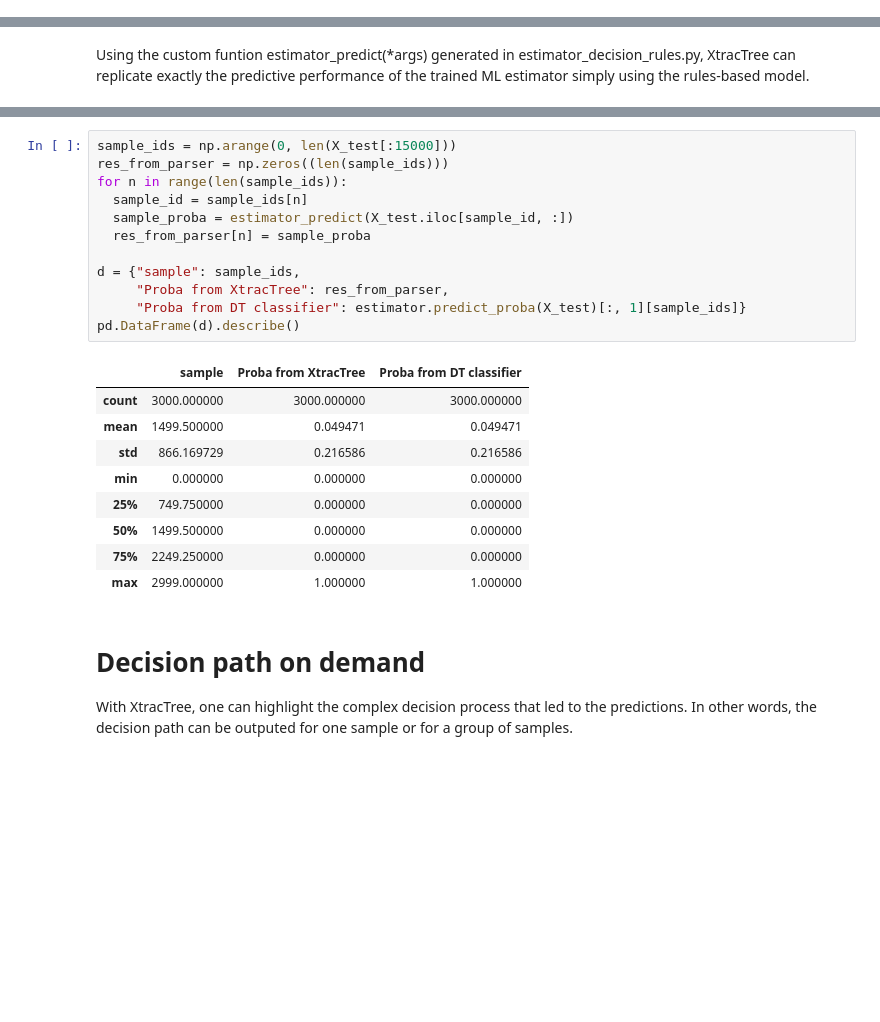
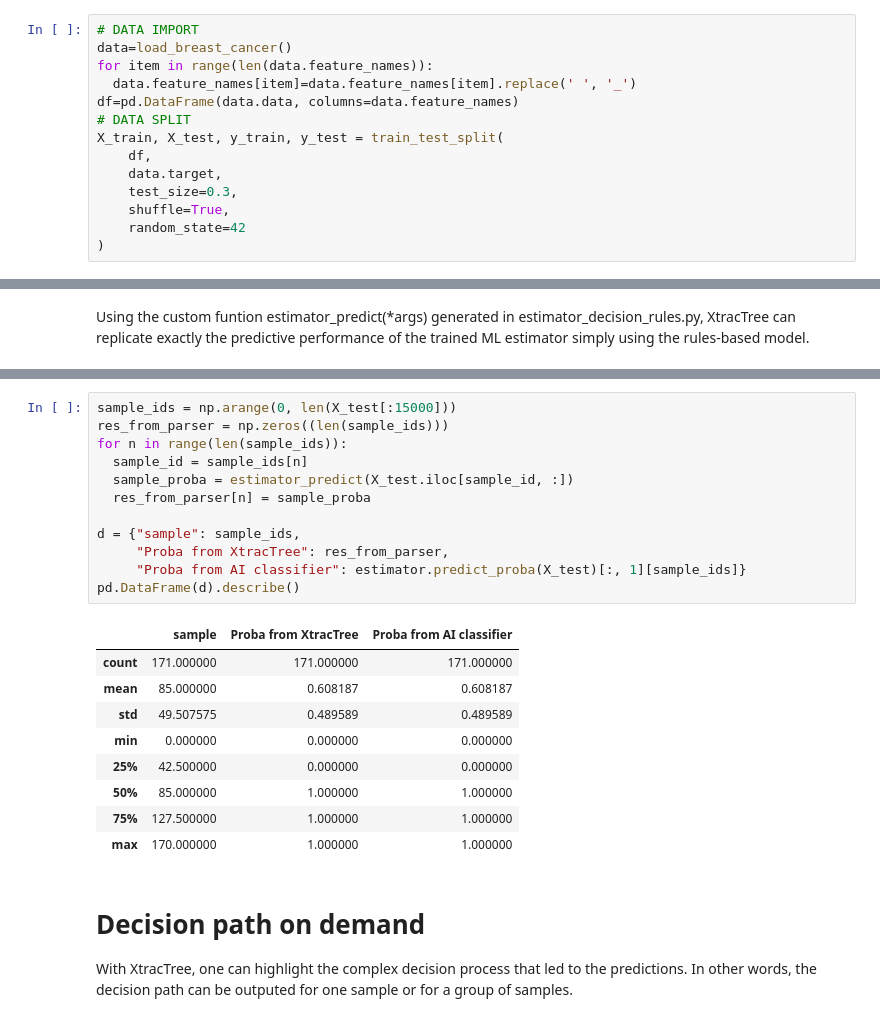
Before and after one commit to dagrate/xtractree, a Jupyter notebook: xtractree_demo.ipynb, the cells around one changed output, grey strips where cells are left out. Saved outputs shown, nothing was run; the diff lists cells and outputs as text; blank space fills up the shorter version.

```diff
--- a/xtractree_demo.ipynb
+++ b/xtractree_demo.ipynb
@@ -271,3 +530,17 @@ X_train, X_test, y_train, y_test = train_test_split(
+# %%
+# DATA IMPORT
+data=load_breast_cancer()
+for item in range(len(data.feature_names)):
+  data.feature_names[item]=data.feature_names[item].replace(' ', '_')
+df=pd.DataFrame(data.data, columns=data.feature_names)
+# DATA SPLIT
+X_train, X_test, y_train, y_test = train_test_split(
+    df,
+    data.target,
+    test_size=0.3,
+    shuffle=True,
+    random_state=42
+)
 # %% [markdown]
 # Estimator Definition
 in this demo, we illustrate XtracTree with a Decision Tree Classifier. By changing exp=1, one can test the notebook for a Random Forest Classifier.
@@ -363,25 +632,25 @@ pd.DataFrame(d)
 # %%
 sample_ids = np.arange(0, len(X_test[:15000]))
 res_from_parser = np.zeros((len(sample_ids)))
 for n in range(len(sample_ids)):
   sample_id = sample_ids[n]
   sample_proba = estimator_predict(X_test.iloc[sample_id, :])
   res_from_parser[n] = sample_proba
 
 d = {"sample": sample_ids,
      "Proba from XtracTree": res_from_parser,
-     "Proba from DT classifier": estimator.predict_proba(X_test)[:, 1][sample_ids]}
+     "Proba from AI classifier": estimator.predict_proba(X_test)[:, 1][sample_ids]}
 pd.DataFrame(d).describe()
 # %% [output]
-|  | sample | Proba from XtracTree | Proba from DT classifier |
-| count | 3000.000000 | 3000.000000 | 3000.000000 |
-| mean | 1499.500000 | 0.049471 | 0.049471 |
-| std | 866.169729 | 0.216586 | 0.216586 |
+|  | sample | Proba from XtracTree | Proba from AI classifier |
+| count | 171.000000 | 171.000000 | 171.000000 |
+| mean | 85.000000 | 0.608187 | 0.608187 |
+| std | 49.507575 | 0.489589 | 0.489589 |
 | min | 0.000000 | 0.000000 | 0.000000 |
-| 25% | 749.750000 | 0.000000 | 0.000000 |
-| 50% | 1499.500000 | 0.000000 | 0.000000 |
-| 75% | 2249.250000 | 0.000000 | 0.000000 |
-| max | 2999.000000 | 1.000000 | 1.000000 |
+| 25% | 42.500000 | 0.000000 | 0.000000 |
+| 50% | 85.000000 | 1.000000 | 1.000000 |
+| 75% | 127.500000 | 1.000000 | 1.000000 |
+| max | 170.000000 | 1.000000 | 1.000000 |
 # %% [markdown]
 # Decision path on demand
 With XtracTree, one can highlight the complex decision process that led to the predictions. In other words, the decision path can be outputed for one sample or for a group of samples.
```
Also changed, not shown: parts of 10 cells of this notebook.
